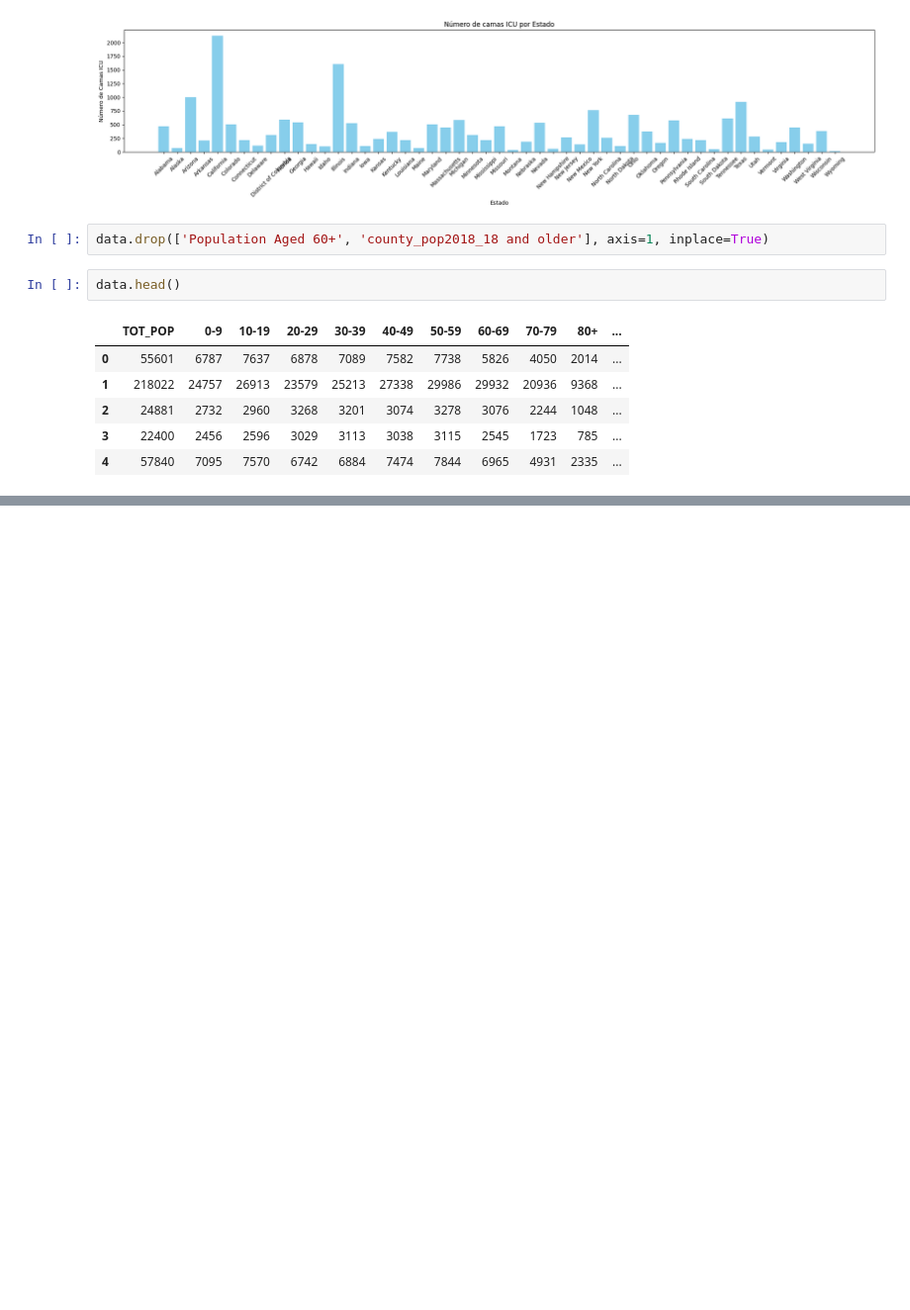
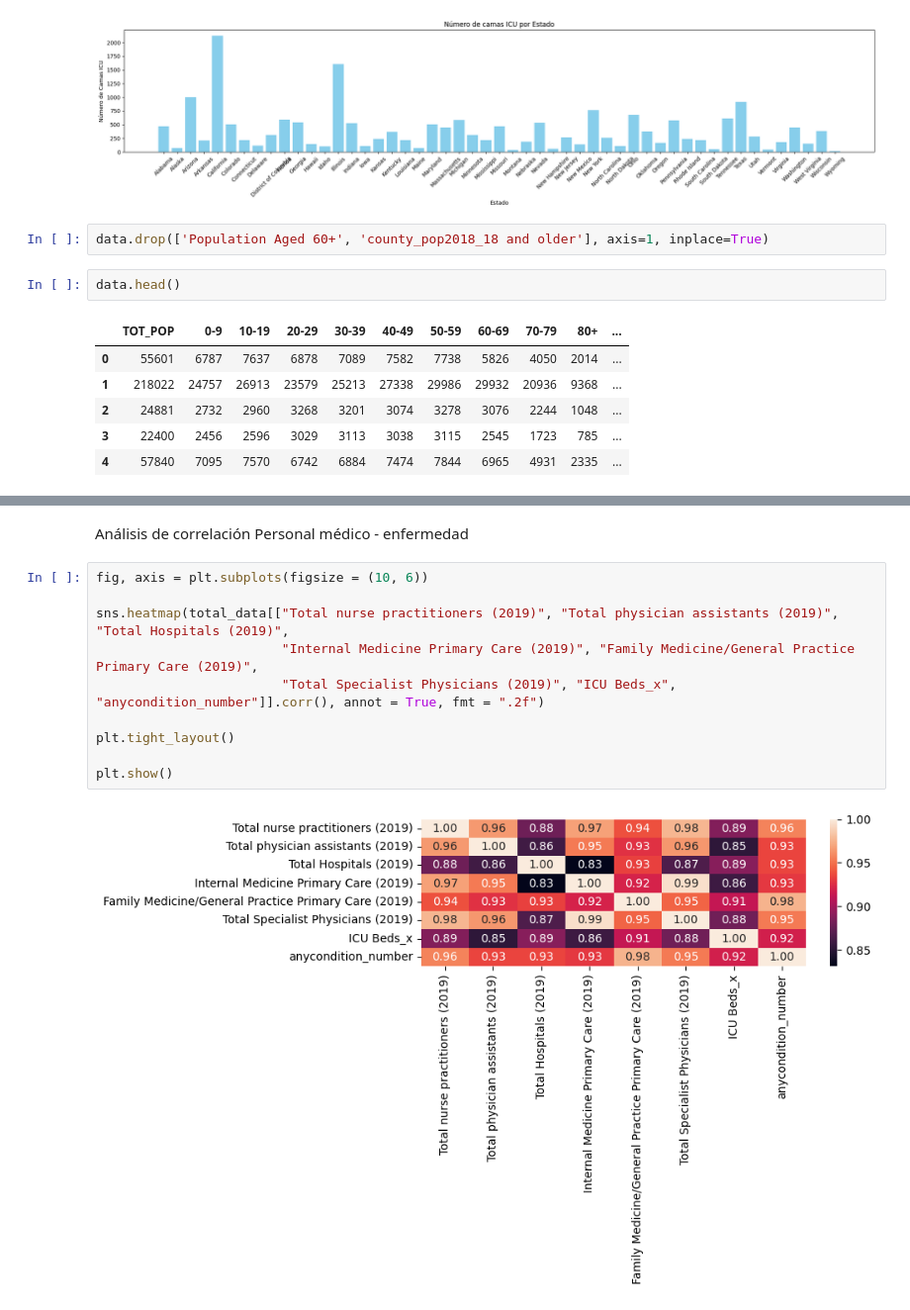
Before and after one commit to RmVa23/regularized-linear-regression, a Jupyter notebook: src/explore.ipynb, the cells around one changed output, grey strips where cells are left out. Shown at 99% size. Cells and saved outputs as stored; diff of their text form; blank space fills up the shorter version.

```diff
--- a/src/explore.ipynb
+++ b/src/explore.ipynb
@@ -354,0 +398,14 @@ data.head()
+# %% [markdown]
+Análisis de correlación Personal médico - enfermedad
+# %%
+fig, axis = plt.subplots(figsize = (10, 6))
+
+sns.heatmap(total_data[["Total nurse practitioners (2019)", "Total physician assistants (2019)", "Total Hospitals (2019)",
+                        "Internal Medicine Primary Care (2019)", "Family Medicine/General Practice Primary Care (2019)",
+                        "Total Specialist Physicians (2019)", "ICU Beds_x", "anycondition_number"]].corr(), annot = True, fmt = ".2f")
+
+plt.tight_layout()
+
+plt.show()
+# %% [output]
+[figure, added]
```
Also changed, not shown: parts of 5 cells of this notebook.
